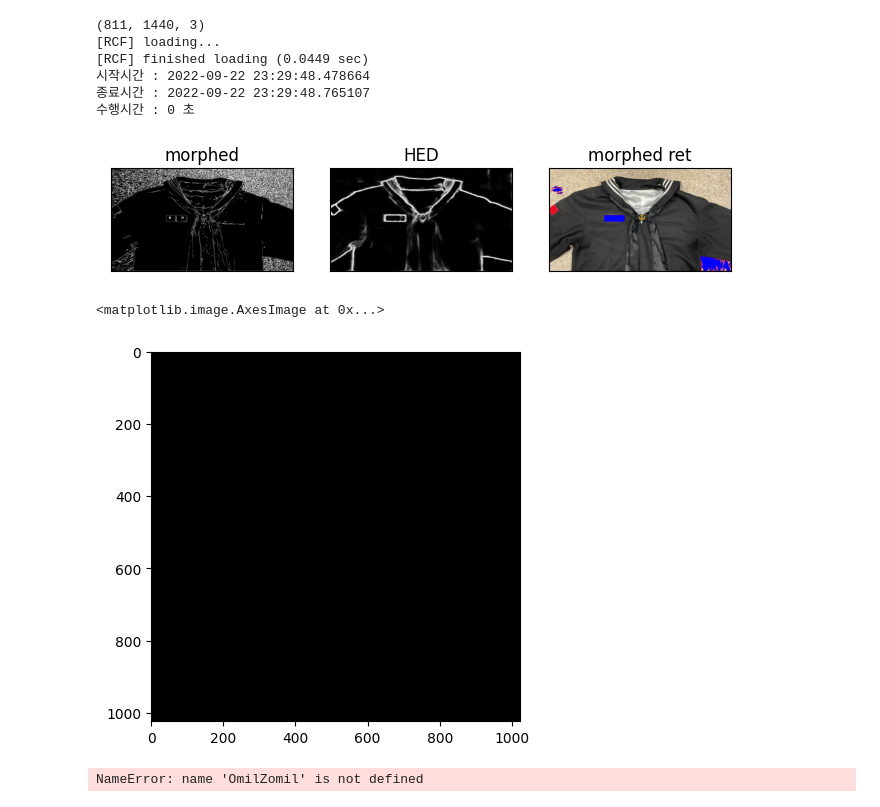
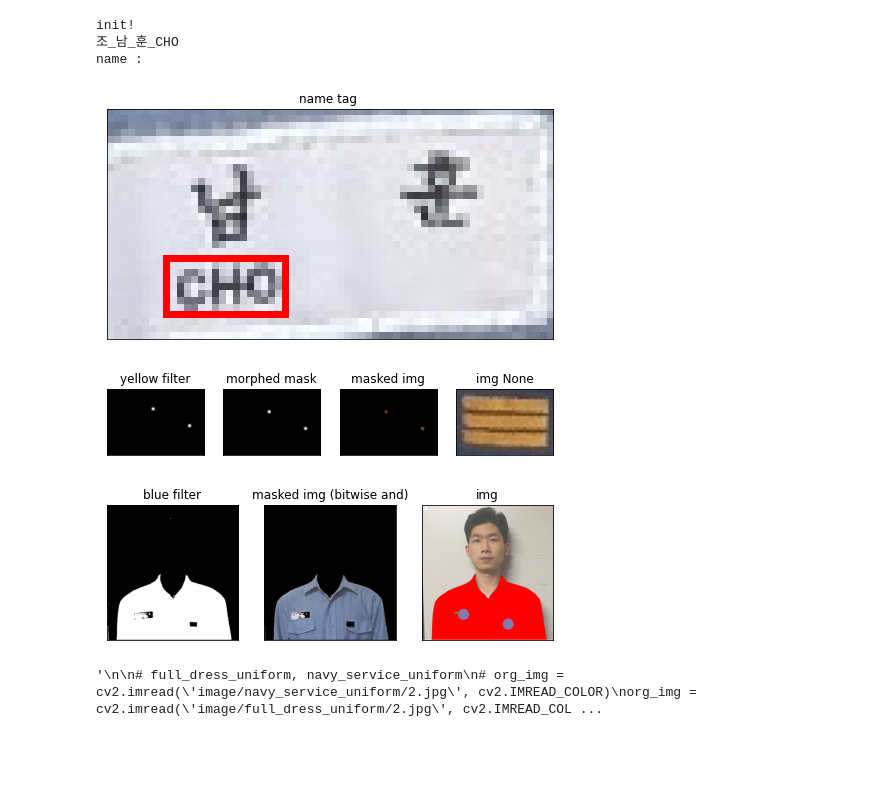
Before and after one commit to OmilZomil-OSAM-Hackathon-2022/OmilZomil-NAVYeffect, a Jupyter notebook: AI_BE/main.ipynb, the cells around one changed output. Saved outputs shown, nothing was run; the diff lists cells and outputs as text; code cells hidden in the pictures; blank space fills up the shorter version.

```diff
--- a/AI_BE/main.ipynb
+++ b/AI_BE/main.ipynb
@@ -20,4 +23,25 @@ ModuleNotFoundError: No module named 'utils'
+# %%
+from OZEngine import OmilZomil
+import cv2
+
+# org_img1 = cv2.imread('image/full_dress_uniform/2.jpg', cv2.IMREAD_COLOR)
+# org_img2 = cv2.imread('image/militery_uniform/1.jpeg', cv2.IMREAD_COLOR)
+org_img3 = cv2.imread('image/navy_service_uniform/6.jpg', cv2.IMREAD_COLOR)
+
+model = OmilZomil()
+# model.detect(org_img1)
+# model.detect(org_img2)
+model.detect(org_img3)
+# %% [output]
+init!
+조_남_훈_CHO
+name :
+[figure, added]
+[figure, added]
+[figure, added]
 # %%
+'''
+
 # full_dress_uniform, navy_service_uniform
 # org_img = cv2.imread('image/navy_service_uniform/2.jpg', cv2.IMREAD_COLOR)
 org_img = cv2.imread('image/full_dress_uniform/2.jpg', cv2.IMREAD_COLOR)
@@ -40,26 +64,7 @@ plt_imshow(["morphed", "HED", "morphed ret"], [morphed_edge, hed_edge, ret])
 mixed = cv2.resize(mixed, dsize=(1024, 1024), interpolation=cv2.INTER_LINEAR)
 plt.imshow(mixed)
 # plt_imshow(["morphed", "HED", "morphed ret", "mixed"], [morphed_edge, hed_edge, ret, mixed])
+
+'''
 # %% [output]
-(811, 1440, 3)
-[RCF] loading...
-[RCF] finished loading (0.0449 sec)
-시작시간 : 2022-09-22 23:29:48.478664
-종료시간 : 2022-09-22 23:29:48.765107
-수행시간 : 0 초
+'\n\n# full_dress_uniform, navy_service_uniform\n# org_img = cv2.imread(\'image/navy_service_uniform/2.jpg\', cv2.IMREAD_COLOR)\norg_img = cv2.imread(\'image/full_dress_uniform/2.jpg\', cv2.IMREAD_COL ...
-[figure, removed]
-<matplotlib.image.AxesImage at 0x...>
-[figure, removed]
-# %%
-# checker = NavyServiceUniformChecker()
-# checker = FullDressUniformChecker()
-# component_dic, contour_dic = checker.checkUniform(org_img)
-# print(component_dic)
-# print(contour_dic)
-
-org_img = cv2.imread('image/full_dress_uniform/2.jpg', cv2.IMREAD_COLOR)
-OmilZomil.detect(org_img)
-
-# checkFullDressUniform(org_img)
-# %% [output]
-NameError: name 'OmilZomil' is not defined
```
Also changed, not shown: parts of 8 cells of this notebook, 2 other files.
